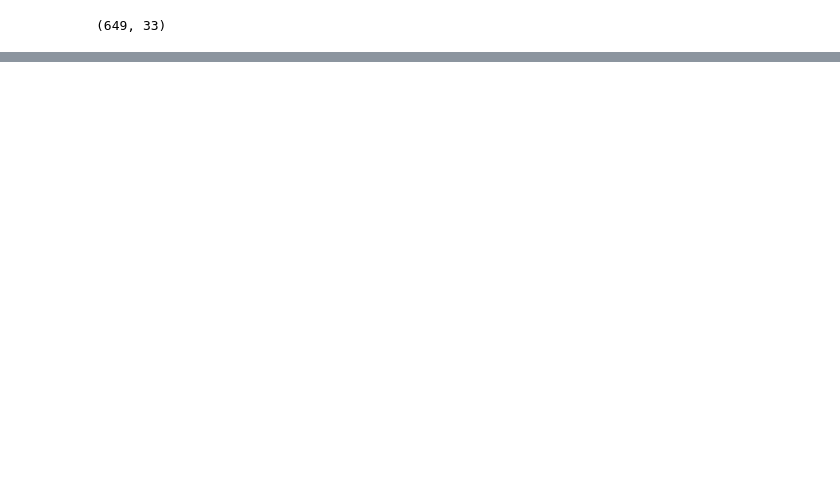
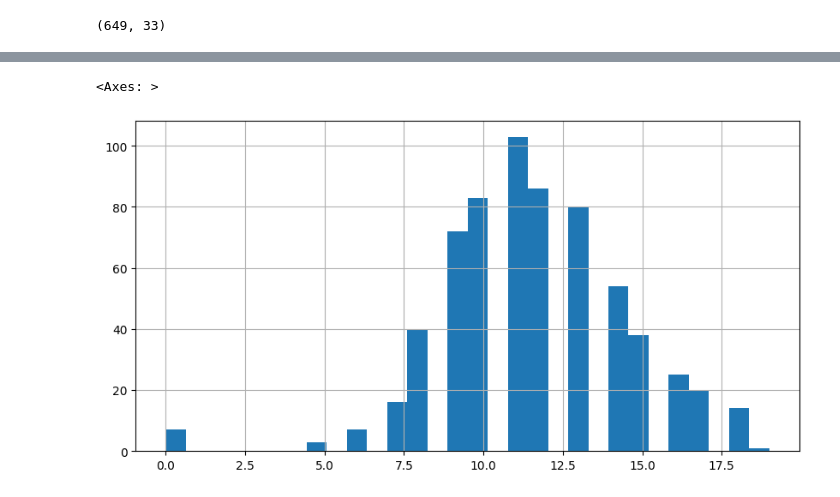
Before and after one commit to emanoelopes/progpy, a Jupyter notebook: uci-dt-studentsperformanceprediction.ipynb, the cells around one changed output, grey strips where cells are left out. Saved outputs shown, nothing was run; the diff lists cells and outputs as text; code cells hidden in the pictures; blank space fills up the shorter version.

```diff
--- a/uci-dt-studentsperformanceprediction.ipynb
+++ b/uci-dt-studentsperformanceprediction.ipynb
@@ -76,0 +232,5 @@ students_full.shape
+# %%
+students_full['G2'].hist(bins=30, figsize=(10, 5))
+# %% [output]
+<Axes: >
+[figure, added]
```
Also changed, not shown: parts of 46 cells of this notebook.
